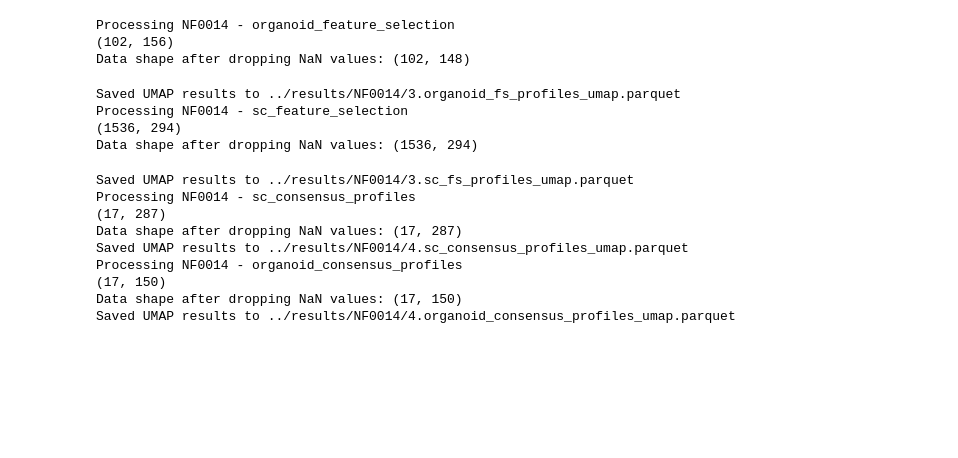
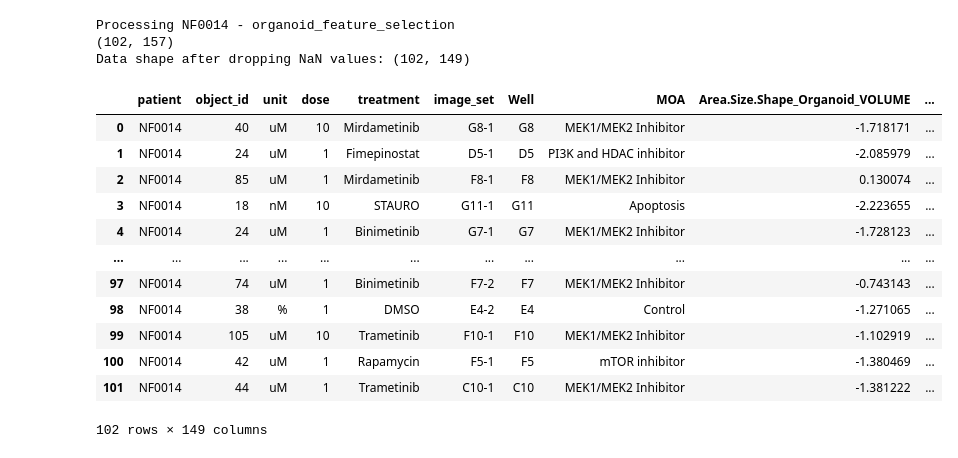
Before and after one commit to MikeLippincott/GFF_3D_organoid_profiling_pipeline, a Jupyter notebook: 5.EDA/notebooks/0.generate_umap.ipynb, the cells around one changed output. Saved outputs shown, nothing was run; the diff lists cells and outputs as text; code cells hidden in the pictures; blank space fills up the shorter version.

```diff
--- a/5.EDA/notebooks/0.generate_umap.ipynb
+++ b/5.EDA/notebooks/0.generate_umap.ipynb
@@ -54,6 +54,7 @@ metadata_columns = [
     "Well",
     "single_cell_count",
     "parent_organoid",
+    "MOA",
 ]
 # %%
 umap_object = umap.UMAP(
@@ -88,21 +89,23 @@ for dataset, paths in data_dict.items():
         umap_df = pd.concat([metadata_df.reset_index(drop=True), umap_df], axis=1)
         # Save the UMAP results
         umap_df.to_parquet(paths["output_path"], index=False)
-        print(f"Saved UMAP results to {paths['output_path']}")
 # %% [output]
 Processing NF0014 - organoid_feature_selection
-(102, 156)
-Data shape after dropping NaN values: (102, 148)
+(102, 157)
+Data shape after dropping NaN values: (102, 149)
-Saved UMAP results to ../results/NF0014/3.organoid_fs_profiles_umap.parquet
-Processing NF0014 - sc_feature_selection
-(1536, 294)
-Data shape after dropping NaN values: (1536, 294)
-Saved UMAP results to ../results/NF0014/3.sc_fs_profiles_umap.parquet
-Processing NF0014 - sc_consensus_profiles
-(17, 287)
-Data shape after dropping NaN values: (17, 287)
-Saved UMAP results to ../results/NF0014/4.sc_consensus_profiles_umap.parquet
-Processing NF0014 - organoid_consensus_profiles
-(17, 150)
-Data shape after dropping NaN values: (17, 150)
-Saved UMAP results to ../results/NF0014/4.organoid_consensus_profiles_umap.parquet
+# %%
+df
+# %% [output]
+|  | patient | object_id | unit | dose | treatment | image_set | Well | MOA | Area.Size.Shape_Organoid_VOLUME | ... |
+| 0 | NF0014 | 40 | uM | 10 | Mirdametinib | G8-1 | G8 | MEK1/MEK2 Inhibitor | -1.718171 | ... |
+| 1 | NF0014 | 24 | uM | 1 | Fimepinostat | D5-1 | D5 | PI3K and HDAC inhibitor | -2.085979 | ... |
+| 2 | NF0014 | 85 | uM | 1 | Mirdametinib | F8-1 | F8 | MEK1/MEK2 Inhibitor | 0.130074 | ... |
+| 3 | NF0014 | 18 | nM | 10 | STAURO | G11-1 | G11 | Apoptosis | -2.223655 | ... |
+| 4 | NF0014 | 24 | uM | 1 | Binimetinib | G7-1 | G7 | MEK1/MEK2 Inhibitor | -1.728123 | ... |
+| ... | ... | ... | ... | ... | ... | ... | ... | ... | ... | ... |
+| 97 | NF0014 | 74 | uM | 1 | Binimetinib | F7-2 | F7 | MEK1/MEK2 Inhibitor | -0.743143 | ... |
+| 98 | NF0014 | 38 | % | 1 | DMSO | E4-2 | E4 | Control | -1.271065 | ... |
+| 99 | NF0014 | 105 | uM | 10 | Trametinib | F10-1 | F10 | MEK1/MEK2 Inhibitor | -1.102919 | ... |
+| 100 | NF0014 | 42 | uM | 1 | Rapamycin | F5-1 | F5 | mTOR inhibitor | -1.380469 | ... |
+| 101 | NF0014 | 44 | uM | 1 | Trametinib | C10-1 | C10 | MEK1/MEK2 Inhibitor | -1.381222 | ... |
+102 rows × 149 columns
```
Also changed, not shown: parts of 2 cells of this notebook, 7 other files.
